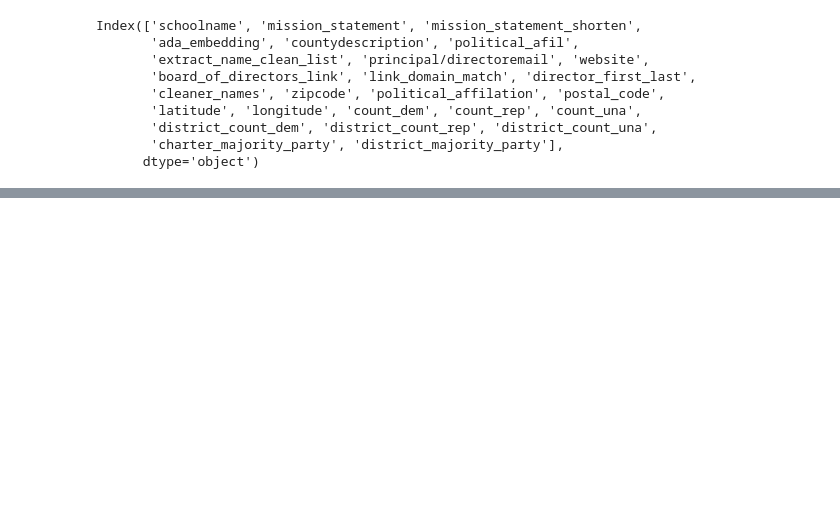
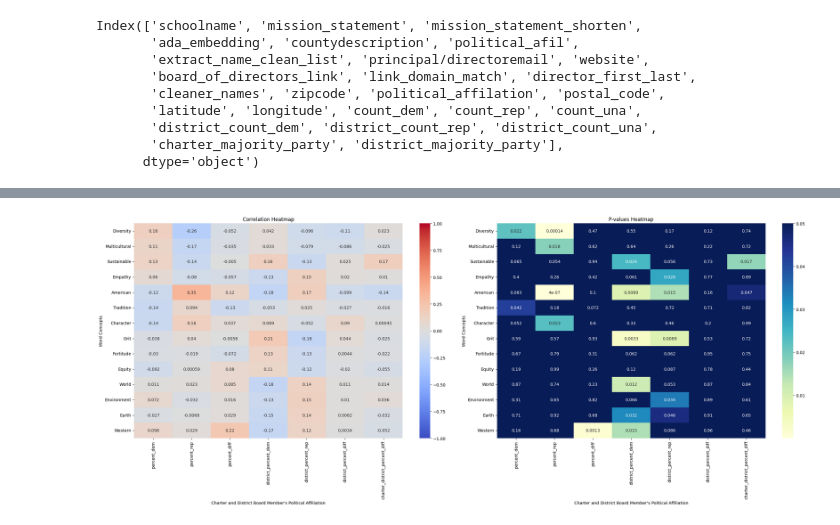
Before and after one commit to MajesticUnic0rn/charter-school-polarization, a Jupyter notebook: vector_db.ipynb, the cells around one changed output, grey strips where cells are left out. Saved outputs shown, nothing was run; the diff lists cells and outputs as text; code cells hidden in the pictures; blank space fills up the shorter version.

```diff
--- a/vector_db.ipynb
+++ b/vector_db.ipynb
@@ -327,0 +452,59 @@ fig.show()
+# %%
+import numpy as np
+import pandas as pd
+import seaborn as sns
+import matplotlib.pyplot as plt
+from scipy.stats import pearsonr
+
+# Define the columns
+to_sort = ['Diversity', 'Multicultural', 'Sustainable', 'Empathy', 'American', 'Tradition', 'Character', 'Grit', 'Fortitude', 'Equity', 'World', 'Environment', 'Earth', 'Western']
+to_keep = ['percent_dem', 'percent_rep', 'percent_diff',
+           'district_percent_dem', 'district_percent_rep', 'district_percent_diff','charter_district_percent_diff']
+
+# Compute correlation and p-value
+def compute_corr_and_pvalue(x, y):
+    corr, pvalue = pearsonr(x, y)
+    return corr, pvalue
+
+# Create empty DataFrames to store correlation values and p-values
+correlation_values = pd.DataFrame(index=to_sort, columns=to_keep)
+pvalues = pd.DataFrame(index=to_sort, columns=to_keep)
+
+# Assuming 'complete_experiment' DataFrame is already defined and loaded with data
+for keep in to_keep:
+    for sort in to_sort:
+        # Assuming the 'sort' columns and 'keep' columns are clean and have no NaN values
+        # Otherwise, you should handle NaNs before computing correlations
+        corr, pvalue = compute_corr_and_pvalue(complete_experiment[keep], complete_experiment[sort])
+        correlation_values.at[sort, keep] = corr
+        pvalues.at[sort, keep] = pvalue
+
+# Define the order of rows explicitly as per your requirement
+row_order = ['Diversity', 'Multicultural', 'Sustainable', 'Empathy', 'American', 'Tradition', 'Character', 'Grit', 'Fortitude', 'Equity', 'World', 'Environment', 'Earth', 'Western']
+
+# Use this row order to reorder the DataFrames
+sorted_correlation_values = correlation_values.loc[row_order]
+sorted_pvalues = pvalues.loc[row_order]
+
+sorted_correlation_values = sorted_correlation_values.apply(pd.to_numeric, errors='coerce')
+sorted_pvalues = sorted_pvalues.apply(pd.to_numeric, errors='coerce')
+
+# Visualizing the correlations and p-values using heatmaps
+fig, (ax1, ax2) = plt.subplots(1, 2, figsize=(25, 10))
+
+# Heatmap for correlations
+sns.heatmap(sorted_correlation_values, cmap="coolwarm", annot=True, vmin=-1, vmax=1, ax=ax1)
+ax1.set_title("Correlation Heatmap")
+ax1.set_ylabel("Word Concepts")
+ax1.set_xlabel("Charter and District Board Member's Political Affiliation")
+
+# Heatmap for p-values
+sns.heatmap(sorted_pvalues, cmap="YlGnBu", annot=True, vmax=0.05, ax=ax2)
+ax2.set_title("P-values Heatmap")
+ax2.set_ylabel("Word Concepts")
+ax2.set_xlabel("Charter and District Board Member's Political Affiliation")
+
+plt.tight_layout()
+plt.show()
+# %% [output]
+[figure, added]
```
Also changed, not shown: parts of 20 cells of this notebook.
